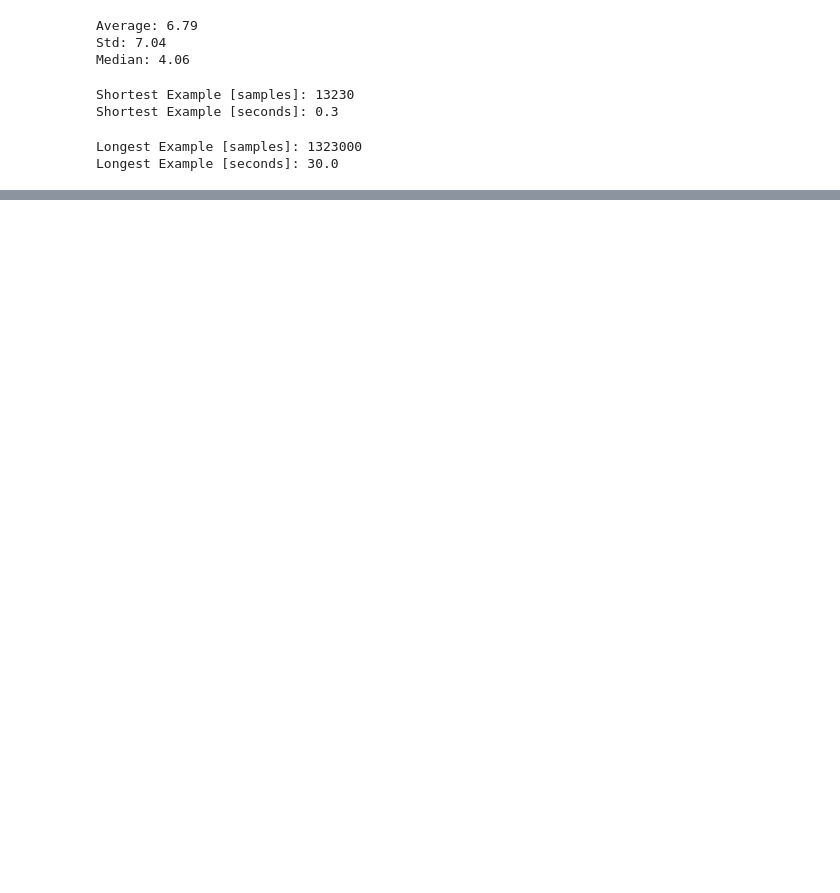
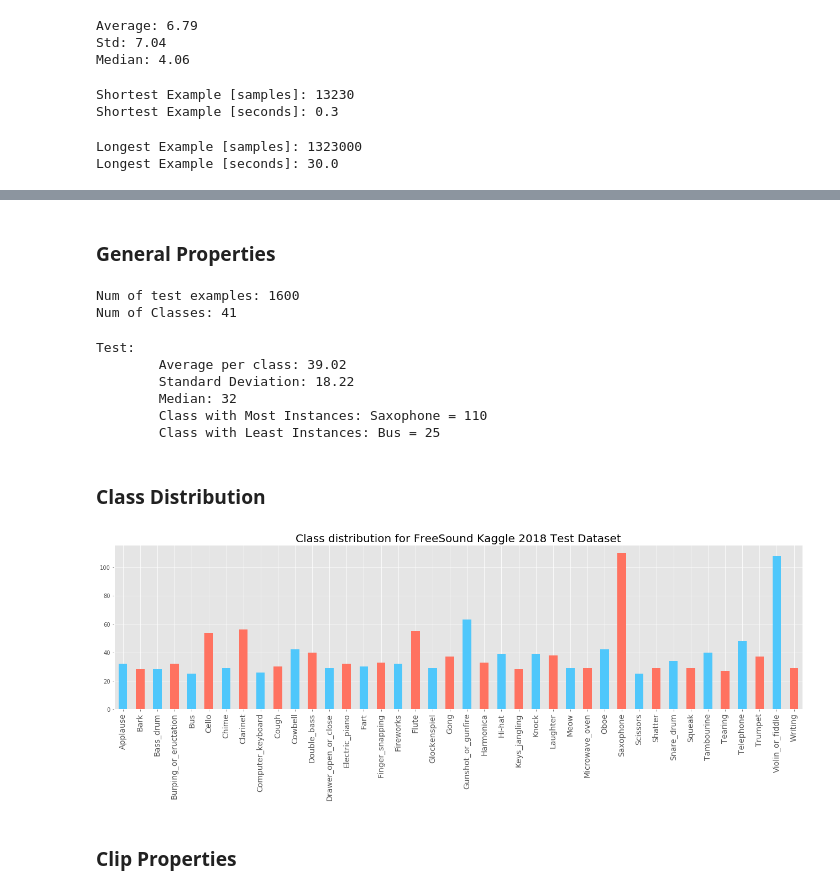
Before and after one commit to ebucheli/FreeSound_GPAT, a Jupyter notebook: FSDKaggle2018_EDA.ipynb, the cells around one changed output, grey strips where cells are left out. Cells and saved outputs as stored; diff of their text form; code cells hidden in the pictures; blank space fills up the shorter version.

Commit message:
general updates

```diff
--- a/FSDKaggle2018_EDA.ipynb
+++ b/FSDKaggle2018_EDA.ipynb
@@ -187,0 +303,2 @@ plt.savefig('./ViolinFSDK2018.eps')
+# %%
+test_data = pd.read_csv(os.path.join(ds_path,'test_post_competition_scoring_clips.csv'))
@@ -187,0 +314,58 @@ plt.savefig('./ViolinFSDK2018.eps')
+# %% [markdown]
+### General Properties
+# %%
+print('Num of test examples: {}'.format(len(test_data)))
+
+classes = np.unique(test_data['label'].tolist())
+print('Num of Classes: {}'.format(len(classes)))
+
+#is_manually_verified = test_data['manually_verified'] == 1
+#print('Manually Verified Examples: {}'.format(np.sum(is_manually_verified)))
+#is_not_manually_verified = train_data['manually_verified'] == 0
+#print('Not Manually Verified Examples: {}'.format(np.sum(is_not_manually_verified)))
+# %% [output]
+Num of test examples: 1600
+Num of Classes: 41
+# %%
+classes_test, counts_test = np.unique(test_data['label'].tolist(), return_counts=True)
+# %%
+print('Test:')
+
+print('\tAverage per class: {:0.2f}'.format(np.mean(counts_test)))
+print('\tStandard Deviation: {:0.2f}'.format(np.std(counts_test)))
+print('\tMedian: {:0.0f}'.format(np.median(counts_test)))
+print('\tClass with Most Instances: {} = {}'.format(classes_test[np.argmax(counts_test)], np.max(counts_test)))
+print('\tClass with Least Instances: {} = {}'.format(classes_test[np.argmin(counts_test)], np.min(counts_test)))
+# %% [output]
+Test:
+        Average per class: 39.02
+        Standard Deviation: 18.22
+        Median: 32
+        Class with Most Instances: Saxophone = 110
+        Class with Least Instances: Bus = 25
+# %% [markdown]
+### Class Distribution
+# %%
+x = np.arange(41)
+width = 0.5
+
+fig,ax = plt.subplots(1,1,figsize = (18,7))
+
+rects1 = ax.bar(x,counts_test, width, label = 'Manual', color =['#FF7260','#4FC7FB'], zorder = 2)
+#rects2 = ax.bar(x+0.5*width,counts_auto, width, label = 'Automatic', color ='#4FC7FB',zorder = 2)
+
+
+ax.set_title('Class distribution for FreeSound Kaggle 2018 Test Dataset', fontsize = 20)
+#plt.grid(axis = 'y', alpha = 0.7,zorder=0)
+
+fig = ax.set_xticks(x)
+fig = ax.set_xticklabels(classes,rotation = 90, fontsize = 14)
+#fig = ax.legend(loc = 'upper left')
+fig = ax.set(xlim = [0.5,40.5])#, ylim = [0,275])
+
+plt.tight_layout()
+plt.savefig('./FSDKagle2018_test_classdistribution.eps')
+# %% [output]
+[figure, added]
+# %% [markdown]
+### Clip Properties
```
Also changed, not shown: parts of 28 cells of this notebook, 3 other files.
